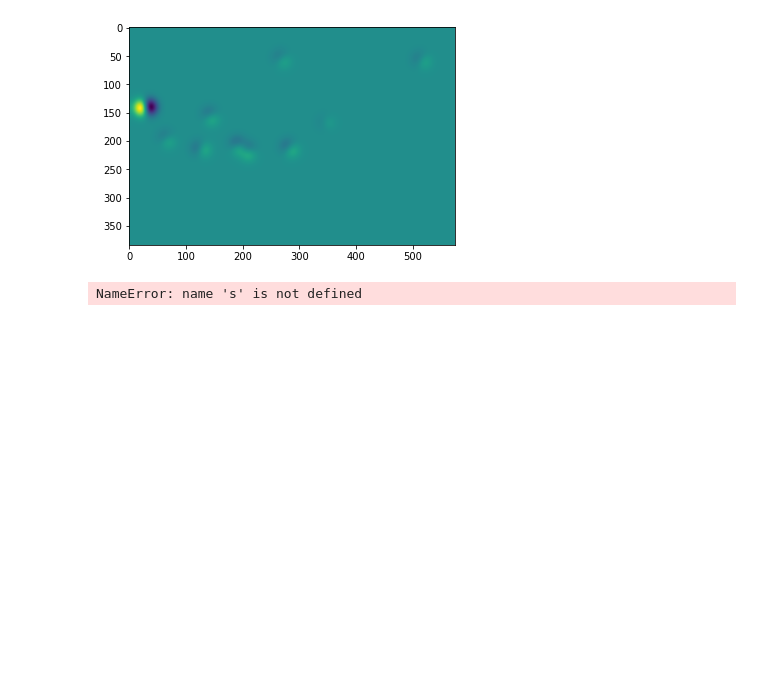
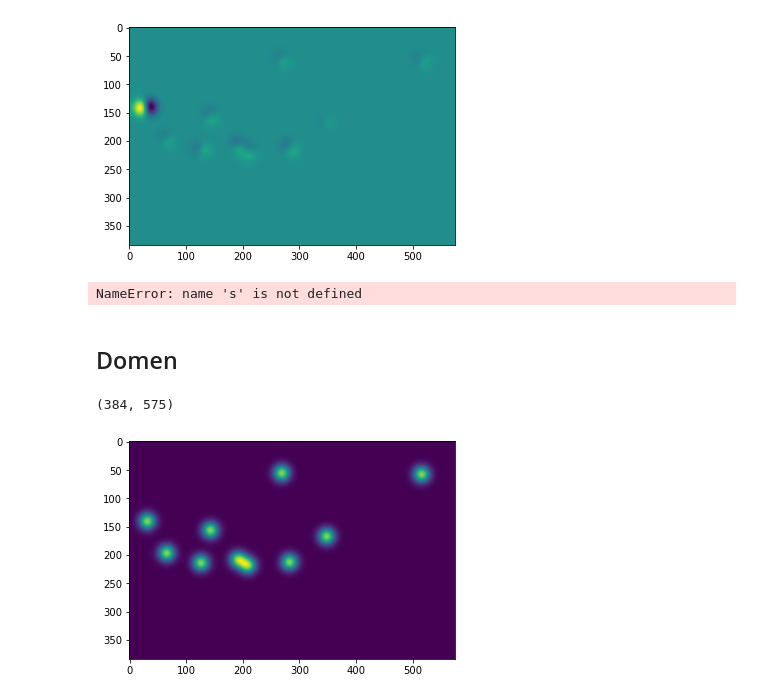
Before and after one commit to tersekmatija/re-LearningToCountEverything, a Jupyter notebook: src/notebooks/01_density_maps.ipynb, the cells around one changed output. Saved outputs shown, nothing was run; the diff lists cells and outputs as text; code cells hidden in the pictures; blank space fills up the shorter version.

```diff
--- a/src/notebooks/01_density_maps.ipynb
+++ b/src/notebooks/01_density_maps.ipynb
@@ -278,3 +277,14 @@ filtered_data = scipy.ndimage.filters.gaussian_filter(test, sigma=s, truncate=t)
 plt.imshow(filtered_data)
 # %% [output]
 NameError: name 's' is not defined
+# %% [markdown]
+## Domen
+# %%
+file = "4"
+gt_generated = np.load(f"../data/gt_density_map_adaptive_384_VarV2/{file}.npy")
+
+plt.imshow(gt_generated)
+print(gt_generated.shape)
+# %% [output]
+(384, 575)
+[figure, added]
```
Also changed, not shown: parts of 3 cells of this notebook.
